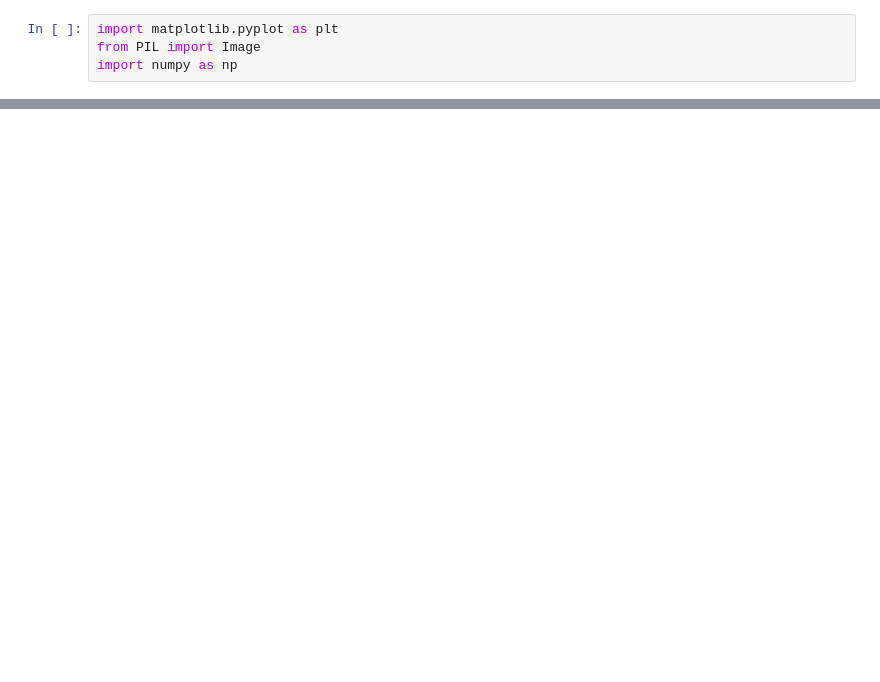
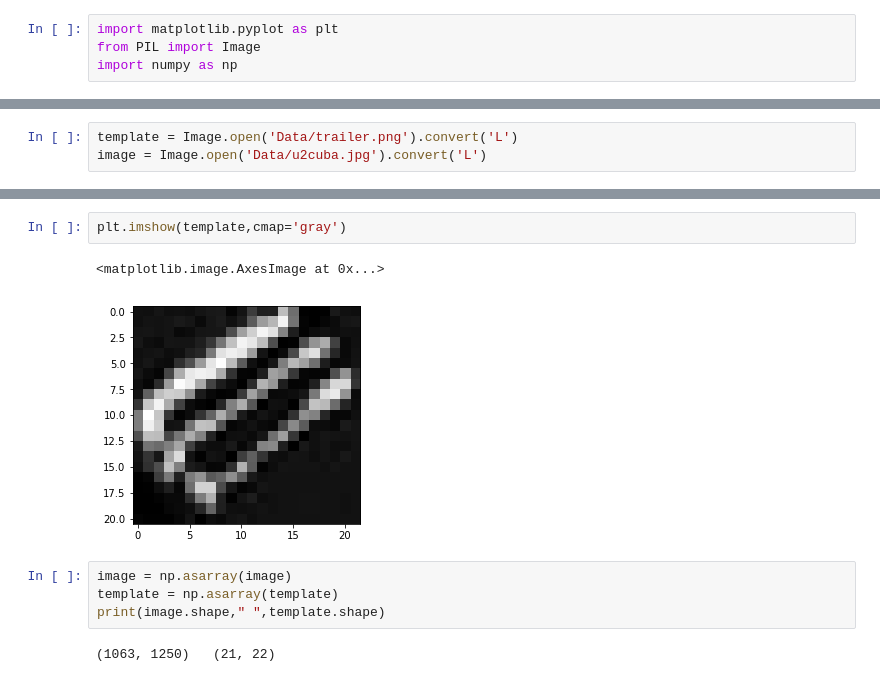
Before and after one commit to Sharath-Ramachandran/DeepLearningAssignments, a Jupyter notebook: Assignment1/Question1.ipynb, the cells around one changed output, grey strips where cells are left out. Cells and saved outputs as stored; diff of their text form; blank space fills up the shorter version.

```diff
--- a/Assignment1/Question1.ipynb
+++ b/Assignment1/Question1.ipynb
@@ -70,0 +67,3 @@ print(i,j)
+# %%
+template = Image.open('Data/trailer.png').convert('L')
+image = Image.open('Data/u2cuba.jpg').convert('L')
@@ -70,0 +75,11 @@ print(i,j)
+# %%
+plt.imshow(template,cmap='gray')
+# %% [output]
+<matplotlib.image.AxesImage at 0x...>
+[figure, added]
+# %%
+image = np.asarray(image)
+template = np.asarray(template)
+print(image.shape," ",template.shape)
+# %% [output]
+(1063, 1250)   (21, 22)
```
Also changed, not shown: parts of 27 cells of this notebook, 3 other files.
